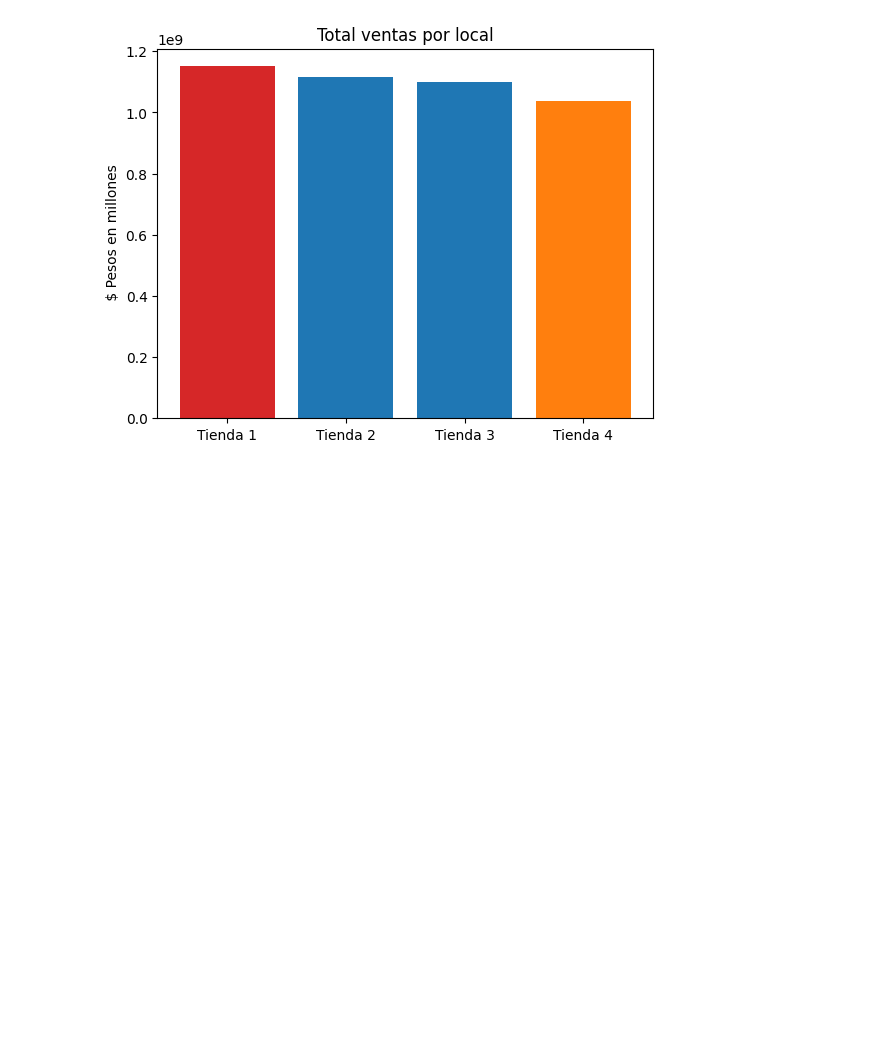
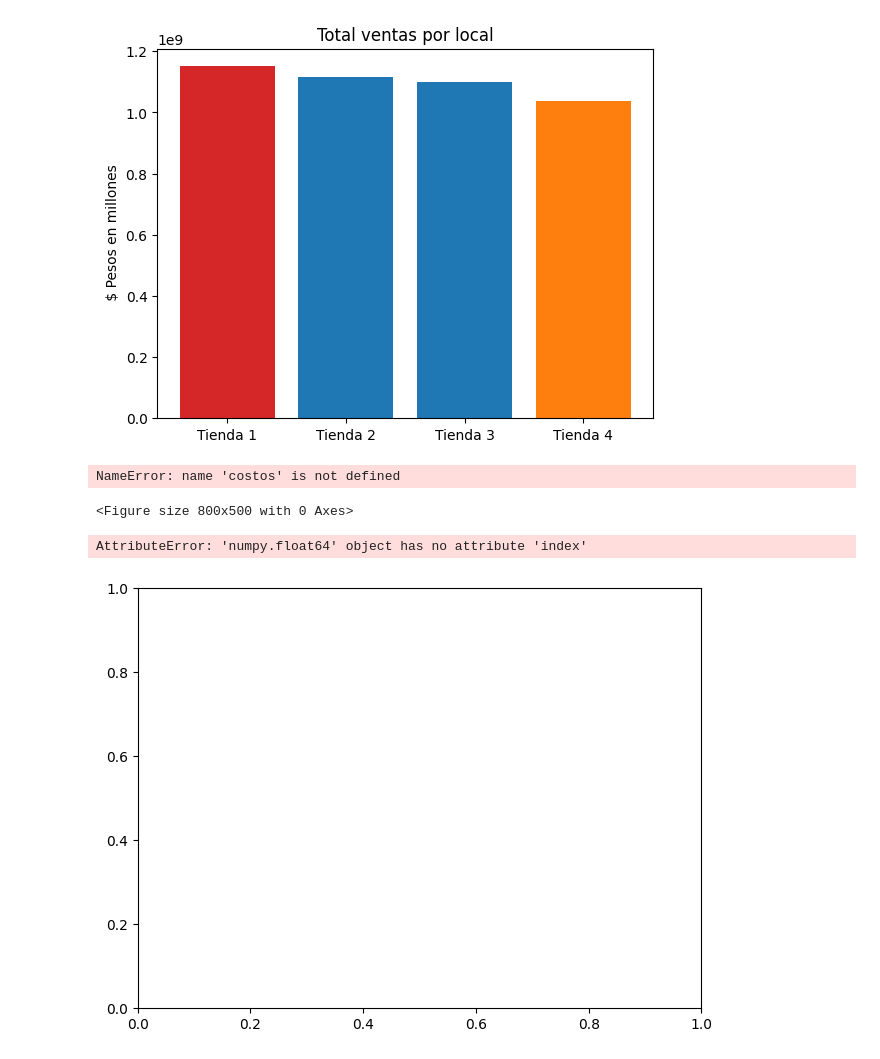
Before and after one commit to SilvanaCicchitti/Challenge_2, a Jupyter notebook: AluraStoreLatam.ipynb, the cells around one changed output. Drawn from its saved outputs; the diff is of its cells as text; code cells hidden in the pictures; blank space fills up the shorter version.

```diff
--- a/AluraStoreLatam.ipynb
+++ b/AluraStoreLatam.ipynb
@@ -261,3 +261,54 @@ ax.set_title('Total ventas por local')
 plt.show()
 # %% [output]
 [figure]
+# %%
+import matplotlib.pyplot as plt
+
+# Nombres de las tiendas
+nombres_tiendas = ["Tienda 1", "Tienda 2", "Tienda 3", "Tienda 4"]
+
+# Crear la figura
+plt.figure(figsize=(8, 5))
+plt.bar(nombres_tiendas, costos, color='coral')
+
+# Títulos y etiquetas
+plt.title("Costo de Envío Promedio por Tienda")
+plt.xlabel("Tiendas")
+plt.ylabel("Costo Promedio de Envío")
+
+# Agregar etiquetas con los valores encima de las barras
+for i, valor in enumerate(costos):
+    plt.text(i, valor + 0.5, f"{valor:,.2f}", ha='center', va='bottom')
+
+plt.tight_layout()
+plt.show()
+# %% [output]
+NameError: name 'costos' is not defined
+<Figure size 800x500 with 0 Axes>
+# %%
+import matplotlib.pyplot as plt
+
+# Lista de DataFrames de ventas por categoría
+ingresos_por_tienda = [ingreso1, ingreso2, ingreso3, ingreso4]
+nombres_tiendas = ['Tienda 1', 'Tienda 2', 'Tienda 3', 'Tienda 4']
+
+# Tamaño general de la figura
+plt.figure(figsize=(16, 12))
+
+# Generar un gráfico por tienda
+for i, (ingresos, nombre) in enumerate(zip(ingresos_por_tienda, nombres_tiendas), start=1):
+    plt.subplot(2, 2, i)  # Distribuir en 2 filas, 2 columnas
+    plt.barh(ingresos.index, ingresos.values, color='mediumseagreen')
+    plt.title(f'Ventas por Categoría - {nombre}')
+    plt.xlabel('Ventas')
+    plt.ylabel('Categoría del Producto')
+    plt.gca().invert_yaxis()  # Para que la categoría más vendida quede arriba
+    # Agregar valores al final de las barras
+    for j, valor in enumerate(ventas.values):
+        plt.text(valor, j, f'{valor:,.0f}', va='center')
+
+plt.tight_layout()
+plt.show()
+# %% [output]
+AttributeError: 'numpy.float64' object has no attribute 'index'
+[figure, added]
```
Also changed, not shown: parts of 1 cell of this notebook.
